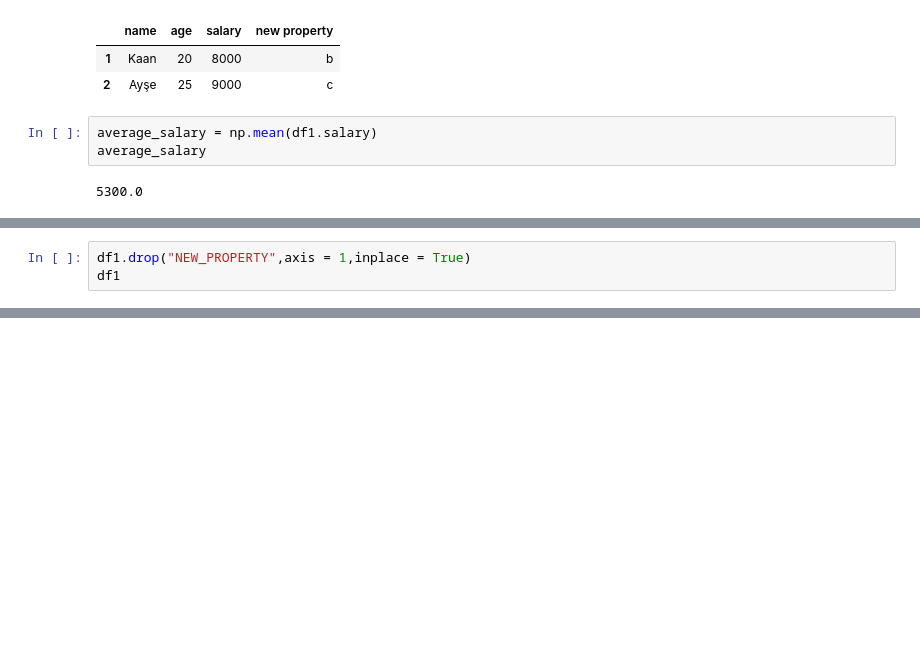
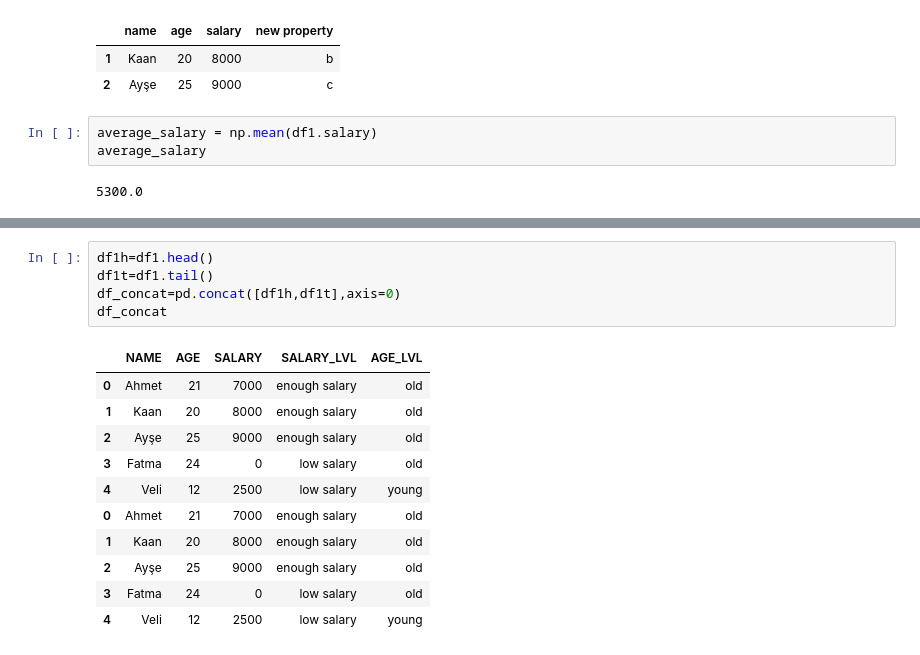
Before and after one commit to akaanuzman/data_science, a Jupyter notebook: Pandas.ipynb, the cells around one changed output, grey strips where cells are left out. Cells and saved outputs as stored; diff of their text form; blank space fills up the shorter version.

```diff
--- a/Pandas.ipynb
+++ b/Pandas.ipynb
@@ -287,3 +226,0 @@ Index(['NAME', 'AGE', 'SALARY', 'NEW_PROPERTY', 'SALARY_LVL', 'AGE_LVL'], dtype=
-# %%
-df1.drop("NEW_PROPERTY",axis = 1,inplace = True)
-df1
@@ -296,0 +292,17 @@ df1
+# %%
+df1h=df1.head()
+df1t=df1.tail()
+df_concat=pd.concat([df1h,df1t],axis=0)
+df_concat
+# %% [output]
+|  | NAME | AGE | SALARY | SALARY_LVL | AGE_LVL |
+| 0 | Ahmet | 21 | 7000 | enough salary | old |
+| 1 | Kaan | 20 | 8000 | enough salary | old |
+| 2 | Ayşe | 25 | 9000 | enough salary | old |
+| 3 | Fatma | 24 | 0 | low salary | old |
+| 4 | Veli | 12 | 2500 | low salary | young |
+| 0 | Ahmet | 21 | 7000 | enough salary | old |
+| 1 | Kaan | 20 | 8000 | enough salary | old |
+| 2 | Ayşe | 25 | 9000 | enough salary | old |
+| 3 | Fatma | 24 | 0 | low salary | old |
+| 4 | Veli | 12 | 2500 | low salary | young |
```
Also changed, not shown: parts of 14 cells of this notebook.
